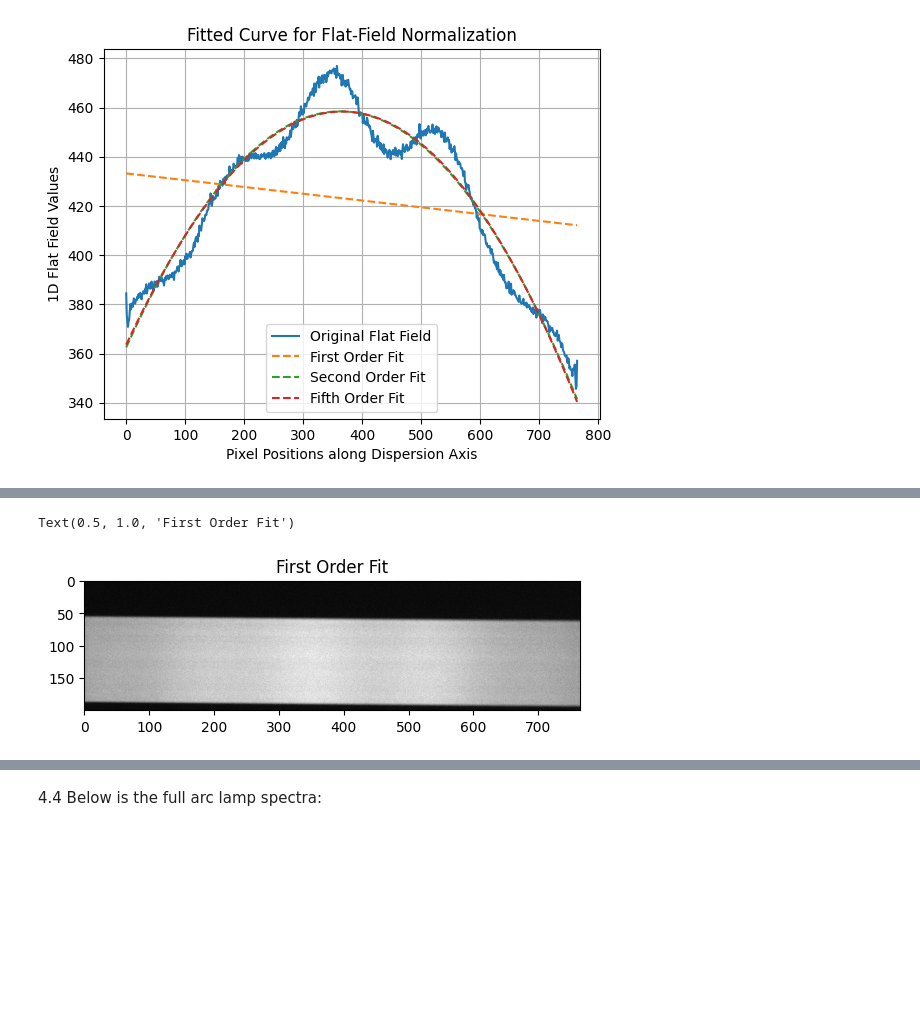
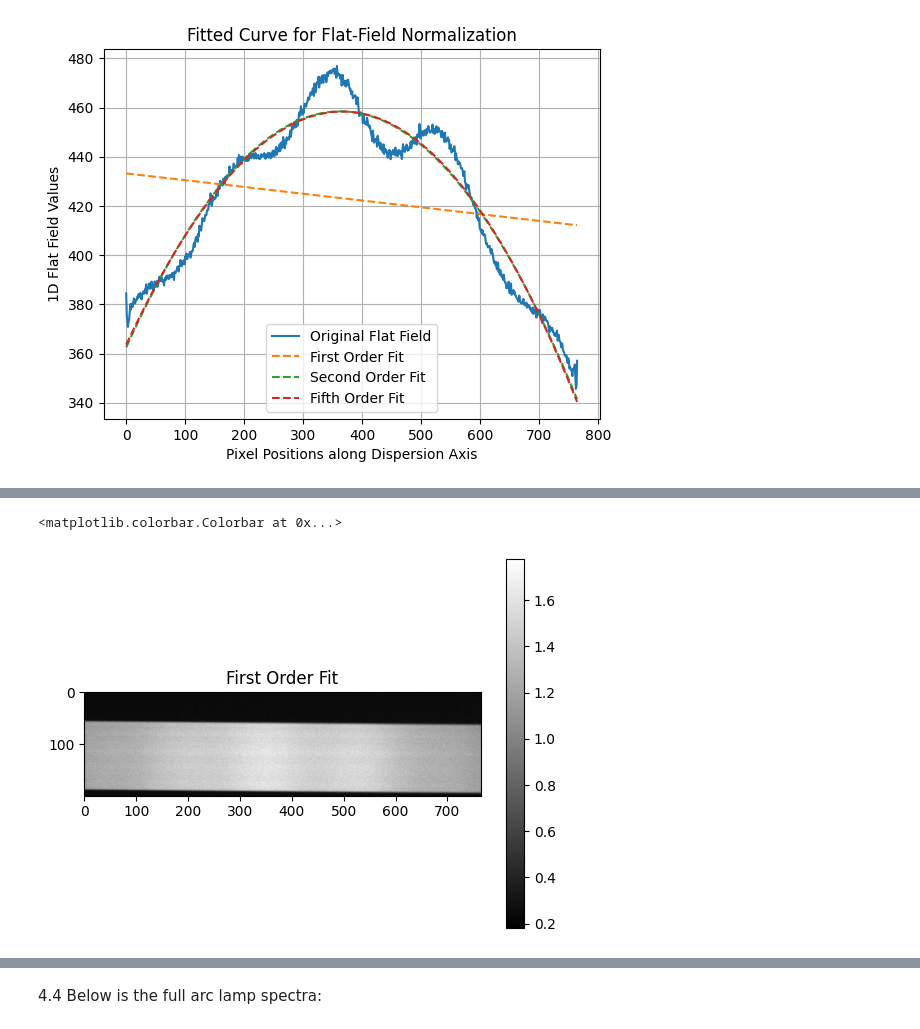
Before and after one commit to Efrain1013/AST_443, a Jupyter notebook: ryan_stuff/section_4_4.ipynb, the cells around one changed output, grey strips where cells are left out. Cells and saved outputs as stored; diff of their text form; code cells hidden in the pictures; blank space fills up the shorter version.

```diff
--- a/ryan_stuff/section_4_4.ipynb
+++ b/ryan_stuff/section_4_4.ipynb
@@ -119,9 +120,10 @@ Text(0.5, 1.0, 'Original')
 # %%
 plt.imshow(first_normalized_flat_field,cmap='gray')
 plt.title('First Order Fit')
+plt.colorbar()
 # %% [output]
-Text(0.5, 1.0, 'First Order Fit')
+<matplotlib.colorbar.Colorbar at 0x...>
-[figure, old version]
+[figure, new version]
 # %%
 plt.imshow(second_normalized_flat_field,cmap='gray')
 plt.title('Second Order Fit')
```
Also changed, not shown: parts of 6 cells of this notebook, 1 other file.
